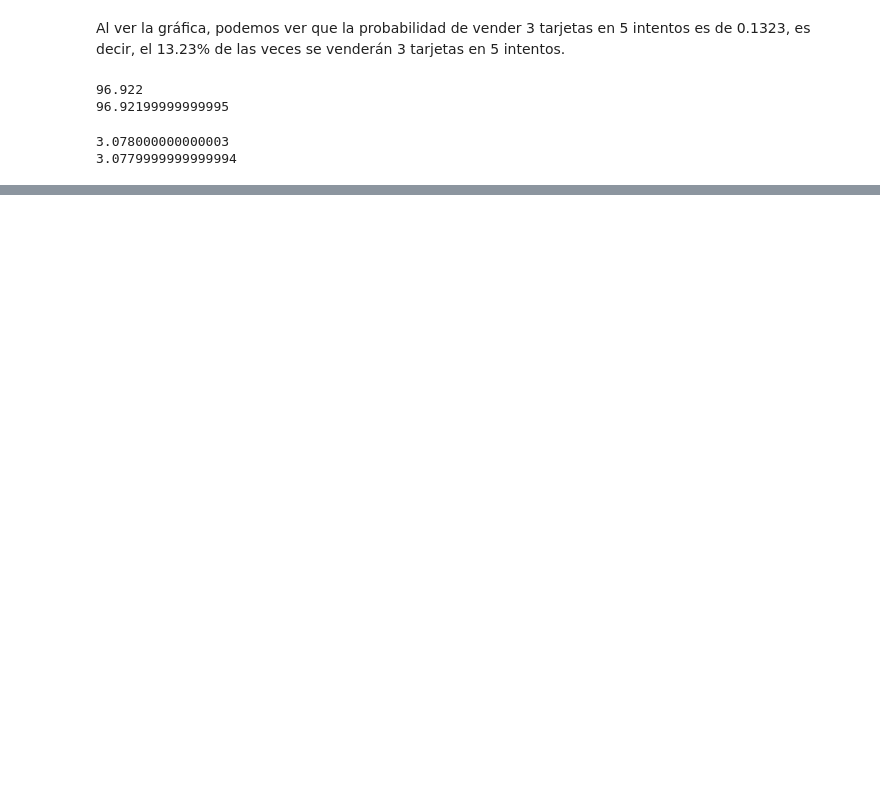
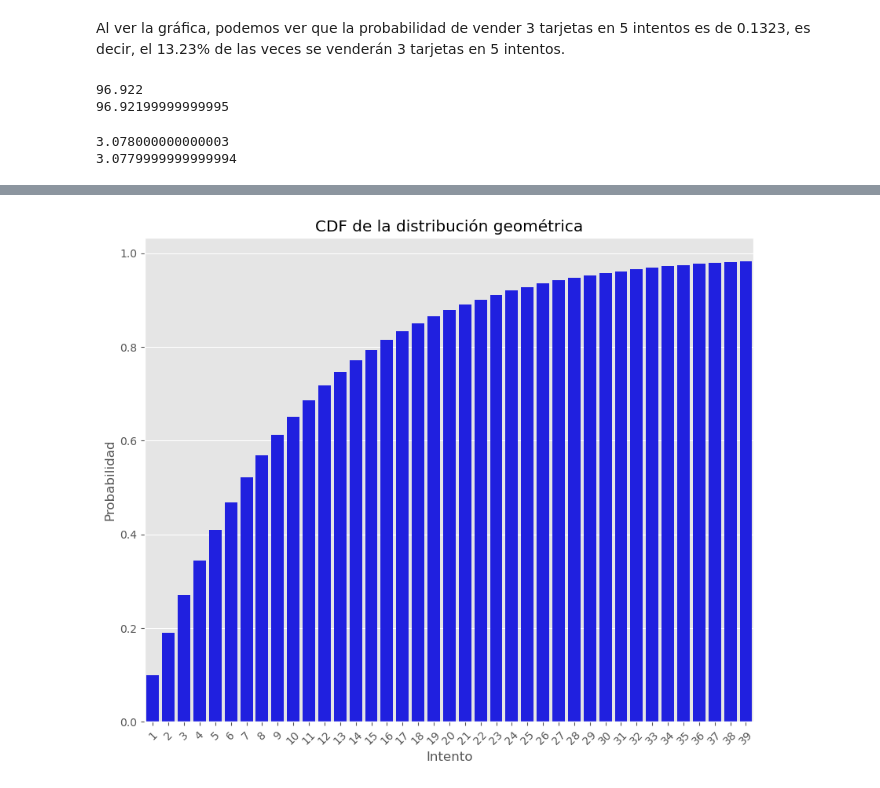
Before and after one commit to Pedri0/Ciencia-datos-fisicos, a Jupyter notebook: Notebooks/2b_fundamentos_estadistica_descriptiva.ipynb, the cells around one changed output, grey strips where cells are left out. Drawn from its saved outputs; the diff is of its cells as text; code cells hidden in the pictures; blank space fills up the shorter version.

```diff
--- a/Notebooks/2b_fundamentos_estadistica_descriptiva.ipynb
+++ b/Notebooks/2b_fundamentos_estadistica_descriptiva.ipynb
@@ -83,0 +130,11 @@ print(binomial.sf(3)*100)
+# %%
+cdf = geometrica.cdf(intentos_discretos)
+
+with plt.style.context('ggplot'):
+    _ = sns.barplot(x = intentos_discretos,y = cdf, color='blue')
+    _ = plt.ylabel('Probabilidad')
+    _ = plt.xlabel('Intento')
+    _ = plt.title('CDF de la distribución geométrica')
+    _ = plt.xticks(rotation = 45)
+# %% [output]
+[figure, added]
```
Also changed, not shown: parts of 22 cells of this notebook.
